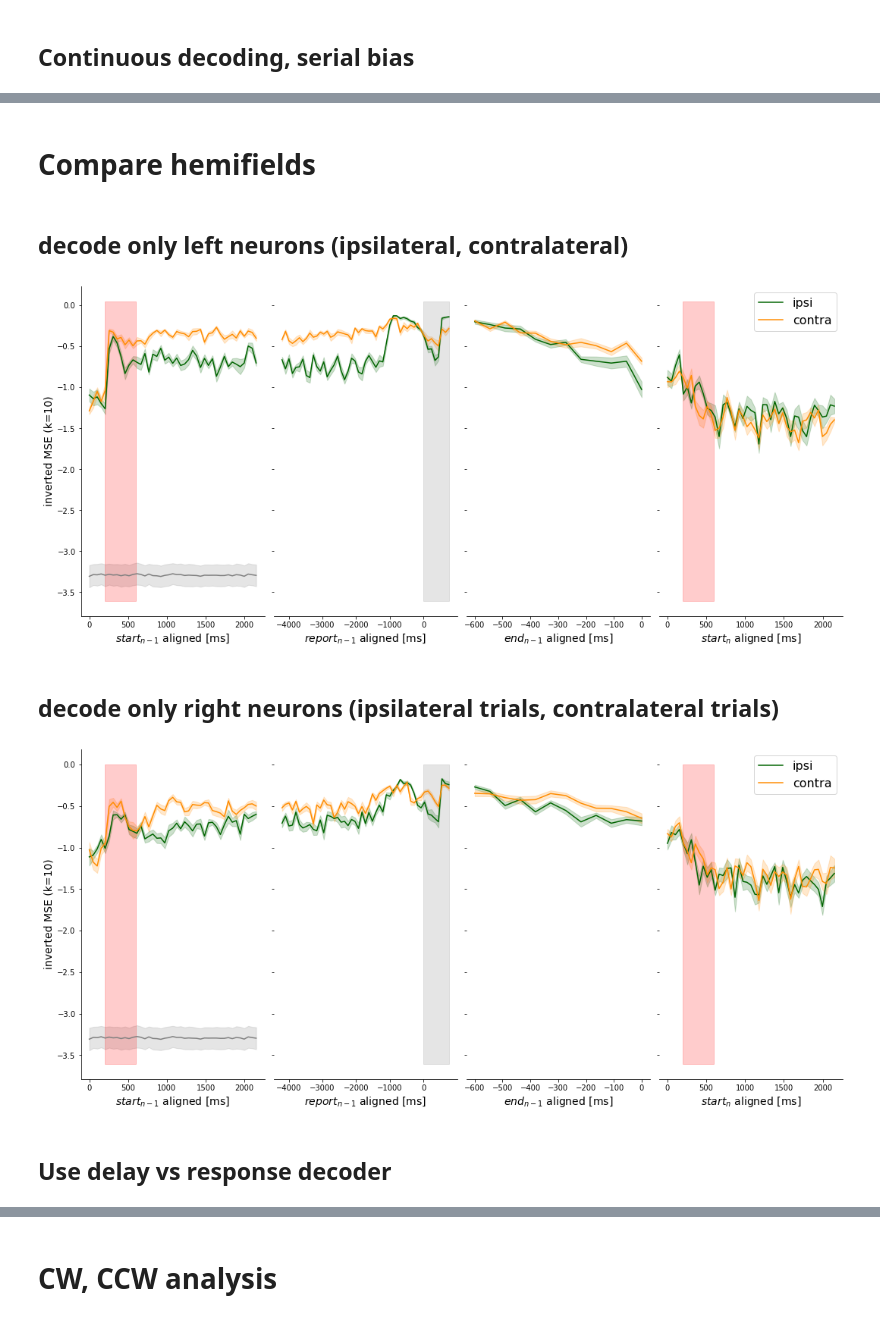
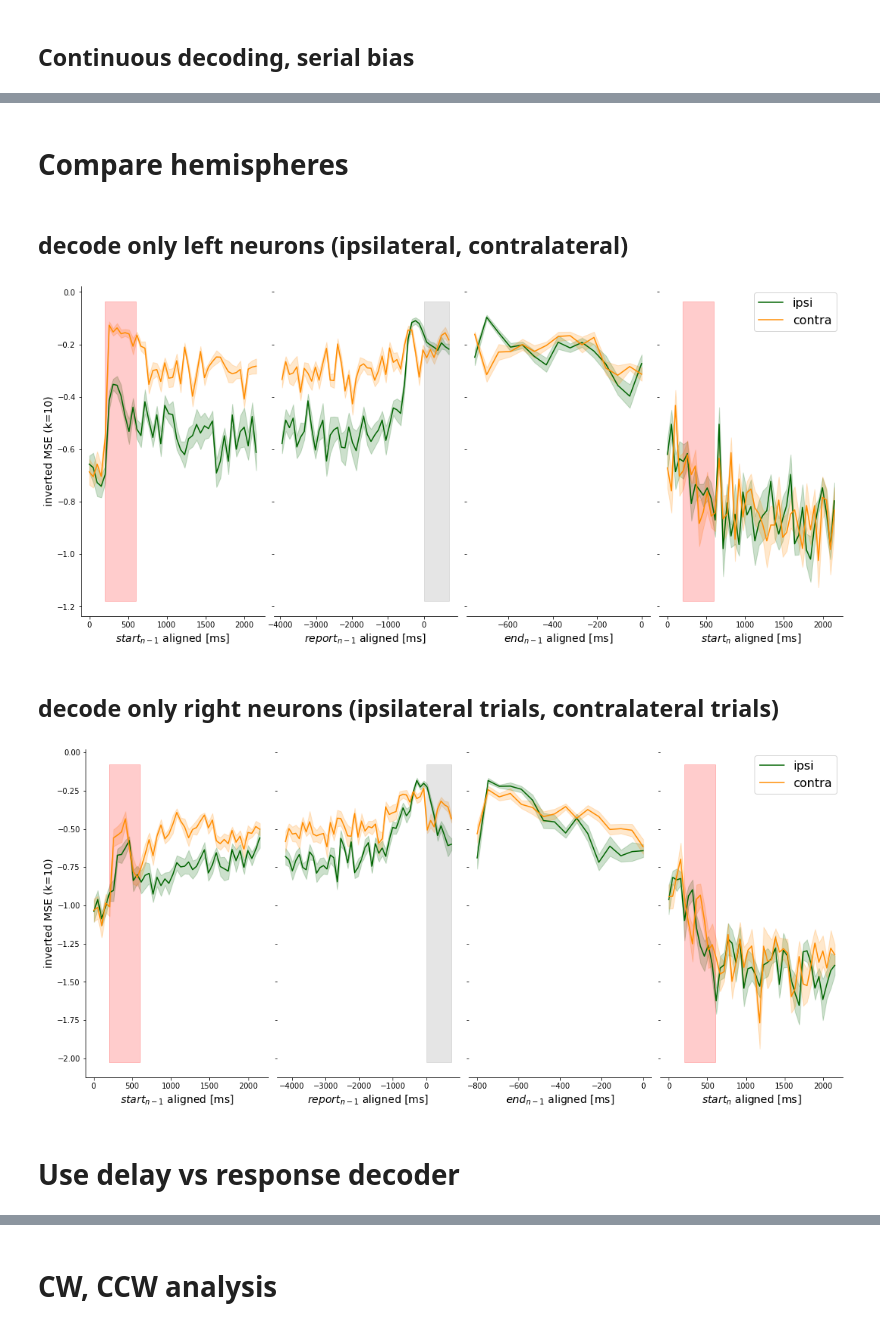
Before and after one commit to MelanieTschiersch/SmithData, a Jupyter notebook: Schreibtisch/PhD/2_Smith/Analysis/eval_Smith_NeuralData.ipynb, the cells around one changed output, grey strips where cells are left out. Cells and saved outputs as stored; diff of their text form; code cells hidden in the pictures.

```diff
--- a/Schreibtisch/PhD/2_Smith/Analysis/eval_Smith_NeuralData.ipynb
+++ b/Schreibtisch/PhD/2_Smith/Analysis/eval_Smith_NeuralData.ipynb
@@ -318,10 +343,11 @@ bin_sp_complete = np.append(bin_sp_trials,bin_sp_trials_pastdelay, axis=1)
 # %%
 borders_full=[]
-borders_full = np.append(borders,borders[-1]+borders2['delay_end'][0]-borders2['delay_start'][0])
-borders_full = np.append(borders_full,borders_full[-1]+borders2['saccade'][0]-borders2['delay_end'][0])
-borders_full = np.append(borders_full,borders_full[-1]+borders2['reward'][0]-borders2['saccade'][0])
-borders_full = np.append(borders_full,borders_full[-1]+borders2['trial_end'][0]-borders2['reward'][0])
-borders_full = np.append(borders_full,borders_full[-1]+borders2['end'][0]-borders2['trial_end'][0])
+borders_full = np.append(borders[:-1],borders[-2]+number_bins[0])
+for i in range(1,len(number_bins)):
+    borders_full = np.append(borders_full,borders_full[-1]+number_bins[i])
+#borders_full = np.append(borders_full,borders_full[-1]+borders2['reward'][0]-borders2['saccade'][0])
+#borders_full = np.append(borders_full,borders_full[-1]+borders2['trial_end'][0]-borders2['reward'][0])
+#borders_full = np.append(borders_full,borders_full[-1]+borders2['end'][0]-borders2['trial_end'][0])
 
 borders_pastdelay = borders_full[len(borders):]
 # %% [markdown]
@@ -495,7 +521,10 @@ plt.show()
 # %% [markdown]
 #### create dataframe
 # %%
-serial = {'trial_id':[], 'target_prev': [], 'targ_off_prev':[], 'go_cue_prev':[], 'response_prev': [], 'delay_prev': [],'bin_sp_prev':[], 'target_curr': [], 'targ_on_curr':[], 'response_curr': [], 'delay_curr': [], 'bin_sp_curr':[],  'monkey': []}
+serial = {'trial_id':[], 'target_prev': [], 'targ_off_prev':[], 'go_cue_prev':[], 'response_prev': [],\
+          'delay_prev': [],'bin_sp_prev':[], 'target_curr': [], 'targ_on_curr':[], 'response_curr': [],\
+          'delay_curr': [], 'bin_sp_curr':[],  'monkey': [], 'cw':[]}
+
 for trial,idx in enumerate(df_Sa0.index[:-1]):
     if ((df_Sa0['trial_id'][idx]+1) == (df_Sa0['trial_id'][idx+1])):
         serial['trial_id'].append(idx)
@@ -511,6 +540,7 @@ for trial,idx in enumerate(df_Sa0.index[:-1]):
         serial['delay_curr'].append(df_Sa0['go_cue'][idx+1]-df_Sa0['targ_off'][idx+1])
         serial['bin_sp_curr'].append(bin_sp_complete[trial+1])
         serial['monkey'].append(df_Sa0['monkey'][idx])
+        serial['cw'].append((df_Sa0['clockw'][idx]=='CW'))
 
 df_serial = pd.DataFrame(serial)
 #for idx in df_dat.index[:-1]:
@@ -836,3 +875,3 @@ plot_reactivations(acc_bias_prev, std_bias_prev, acc_bias_curr, std_bias_curr, b
 # %% [markdown]
-# Compare hemifields
+# Compare hemispheres
 # %%
@@ -965,9 +1006,9 @@ def plot_reactivations_hemifield(acc_bias_prev_ipsi, std_bias_prev_ipsi, acc_bia
         baseline['acc_curr'] = np.array(baseline['acc_curr'])*-1
     return
 # %%
-# idx neurons each hemifield
-left = np.where(left_idx['Sa'][0]==1)[1]#
-right = np.where(right_idx['Sa'][0]==1)[1]
+# idx neurons each hemispheres
+left = np.where(left_idx['Sa'][2]==1)[1]#
+right = np.where(right_idx['Sa'][2]==1)[1]
 
 # target position left/right
 targ_left = np.where((df_serial['target_prev']>np.pi/2) & (df_serial['target_prev']<np.pi+np.pi/2))[0]
@@ -987,19 +1028,20 @@ df_serial_right['bin_sp_prev'] = [[df_serial['bin_sp_prev'][n][t][right] for t i
 # %%
 y_targ_prev_left = df_serial_left.loc[targ_left]['target_prev'].values-np.pi# make to -180-180°
 y_targ_prev_right = df_serial_right.loc[targ_right]['target_prev'].values-np.pi# target_prev # response_prev
+mode='MSE'
 
 #ipsilateral:
 acc_bias_prev_left_ipsi, std_bias_prev_left_ipsi, acc_bias_curr_left_ipsi, std_bias_curr_left_ipsi = decode_continuous_prev_cur(df_serial_left.loc[targ_left], y_targ_prev_left, mode)
 label_ipsi = 'ipsi'
 #contralateral:
 acc_bias_prev_left_contra, std_bias_prev_left_contra, acc_bias_curr_left_contra, std_bias_curr_left_contra = decode_continuous_prev_cur(df_serial_left.loc[targ_right], y_targ_prev_right, mode)
 label_contra='contra'
 
-plot_reactivations_hemifield(acc_bias_prev_left_ipsi, std_bias_prev_left_ipsi, acc_bias_curr_left_ipsi, std_bias_curr_left_ipsi,label_ipsi,\
+plot_reactivations_hemispheres(acc_bias_prev_left_ipsi, std_bias_prev_left_ipsi, acc_bias_curr_left_ipsi, std_bias_curr_left_ipsi,label_ipsi,\
                                  acc_bias_prev_left_contra, std_bias_prev_left_contra, acc_bias_curr_left_contra, std_bias_curr_left_contra,label_contra,\
                                  borders, borders_pastdelay, mode, baseline)
 # %% [output]
-[figure, old version]
+[figure, new version]
 # %% [markdown]
 ## decode only right neurons (ipsilateral trials, contralateral trials)
 # %%
@@ -1011,11 +1053,11 @@ acc_bias_prev_right_ipsi, std_bias_prev_right_ipsi, acc_bias_curr_right_ipsi, st
 #contralateral:
 acc_bias_prev_right_contra, std_bias_prev_right_contra, acc_bias_curr_right_contra, std_bias_curr_right_contra = decode_continuous_prev_cur(df_serial_right.loc[targ_left], y_targ_prev_left, mode)
 
-plot_reactivations_hemifield(acc_bias_prev_right_ipsi, std_bias_prev_right_ipsi, acc_bias_curr_right_ipsi, std_bias_curr_right_ipsi,label_ipsi,\
+plot_reactivations_hemispheres(acc_bias_prev_right_ipsi, std_bias_prev_right_ipsi, acc_bias_curr_right_ipsi, std_bias_curr_right_ipsi,label_ipsi,\
                                  acc_bias_prev_right_contra, std_bias_prev_right_contra, acc_bias_curr_right_contra, std_bias_curr_right_contra,label_contra,\
                                  borders, borders_pastdelay, mode, baseline)
 # %% [output]
-[figure, old version]
+[figure, new version]
 # %% [markdown]
-## Use delay vs response decoder
+# Use delay vs response decoder
 # %%
```
Also changed, not shown: parts of 68 cells of this notebook, 13 other files.
